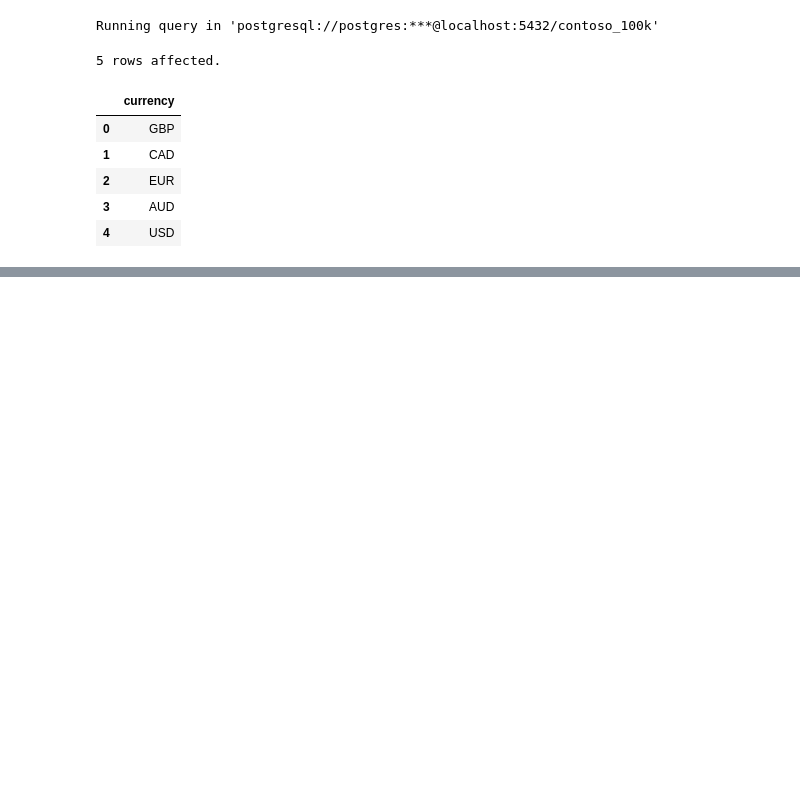
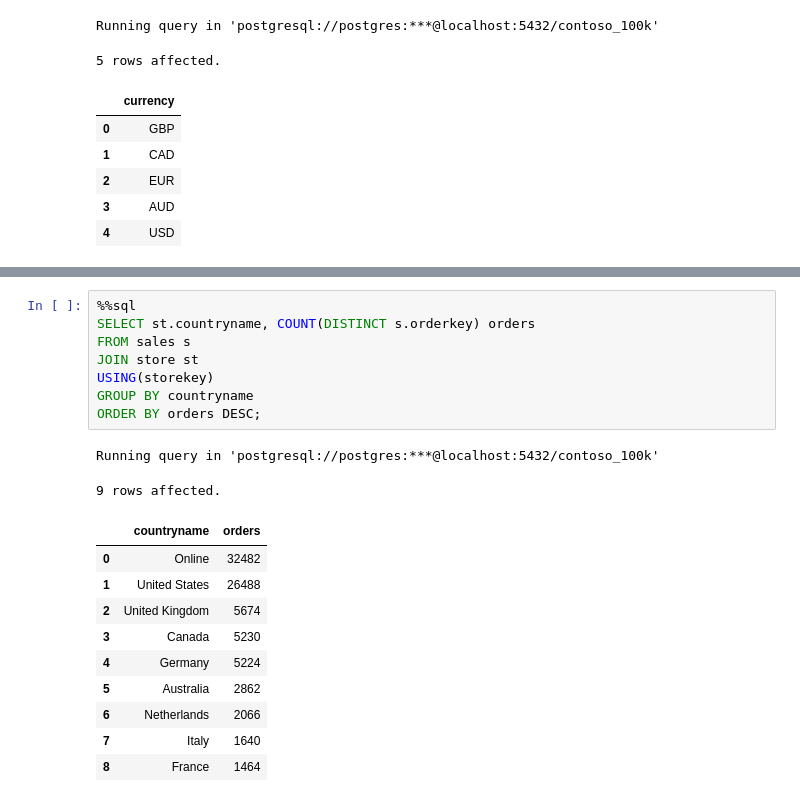
Before and after one commit to Bartek0829/SQL-learning, a Jupyter notebook: Resources/Blank_SQL_Notebook.ipynb, the cells around one changed output, grey strips where cells are left out. Cells and saved outputs as stored; diff of their text form; blank space fills up the shorter version.

```diff
--- a/Resources/Blank_SQL_Notebook.ipynb
+++ b/Resources/Blank_SQL_Notebook.ipynb
@@ -207,0 +253,21 @@ Running query in 'postgresql://postgres:***@localhost:5432/contoso_100k'
+# %%
+%%sql
+SELECT st.countryname, COUNT(DISTINCT s.orderkey) orders
+FROM sales s
+JOIN store st
+USING(storekey)
+GROUP BY countryname
+ORDER BY orders DESC;
+# %% [output]
+Running query in 'postgresql://postgres:***@localhost:5432/contoso_100k'
+9 rows affected.
+|  | countryname | orders |
+| 0 | Online | 32482 |
+| 1 | United States | 26488 |
+| 2 | United Kingdom | 5674 |
+| 3 | Canada | 5230 |
+| 4 | Germany | 5224 |
+| 5 | Australia | 2862 |
+| 6 | Netherlands | 2066 |
+| 7 | Italy | 1640 |
+| 8 | France | 1464 |
```
Also changed, not shown: parts of 8 cells of this notebook.
